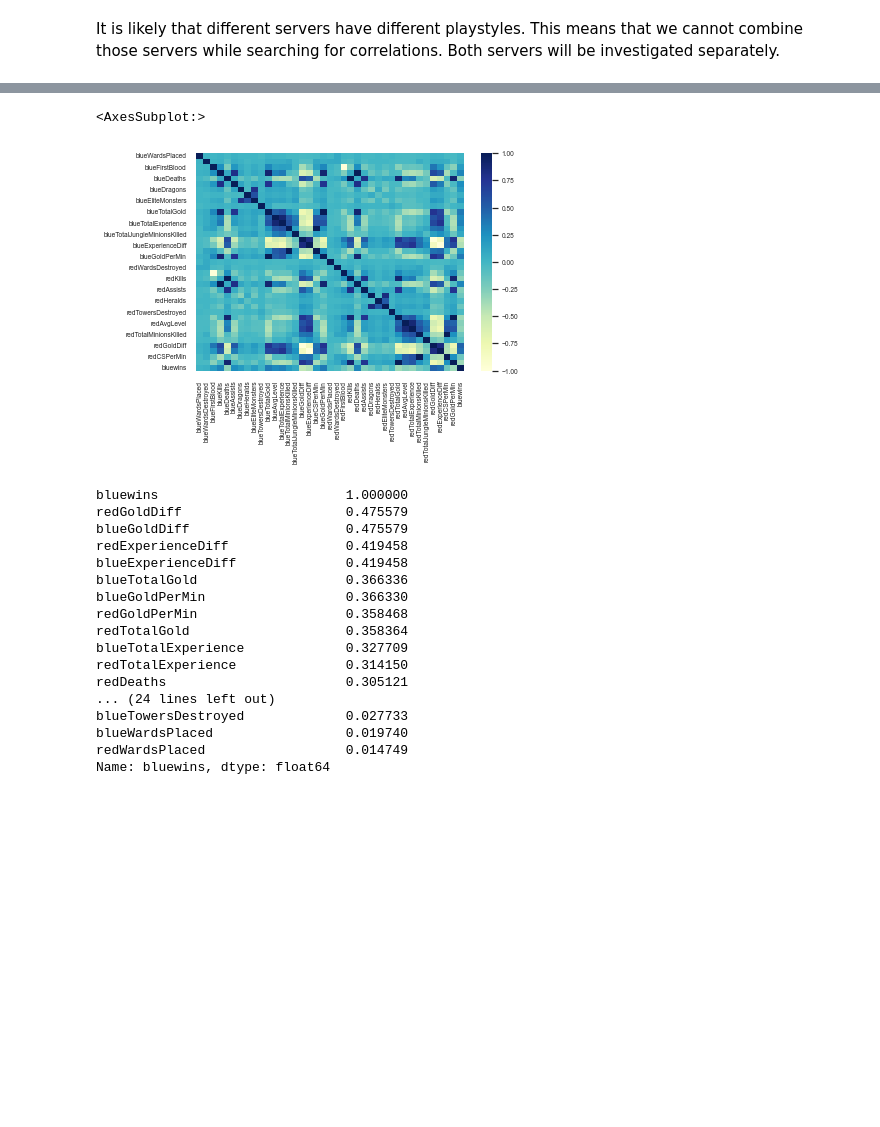
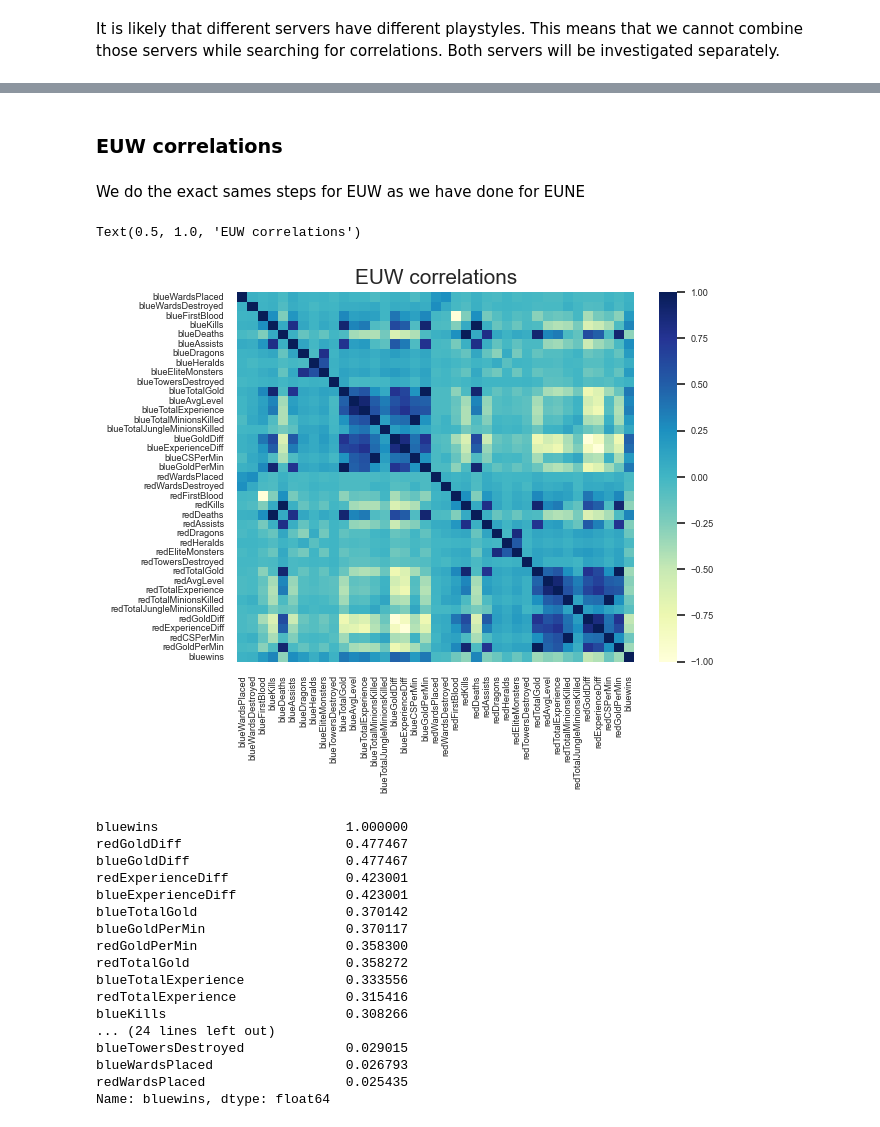
Before and after one commit to VeronikaKukk/DS_project, a Jupyter notebook: d4_notebook.ipynb, the cells around one changed output, grey strips where cells are left out. Cells and saved outputs as stored; diff of their text form; code cells hidden in the pictures; blank space fills up the shorter version.

```diff
--- a/d4_notebook.ipynb
+++ b/d4_notebook.ipynb
@@ -153,10 +178,10 @@ len(df_eune[(df_eune["blueWardsPlaced"] > 50) | (df_eune["redWardsPlaced"] > 50)
 # %% [output]
 1774
 # %%
-# siia kood euwst eemaldamine, muuda 50 sobivaks nriks ja tekstis X ka
-df_euw = df_euw[(df_euw["blueWardsPlaced"] <= 50) | (df_euw["redWardsPlaced"] <= 50)]
+# Removing rows with too many wards EUW
+df_euw = df_euw[(df_euw["blueWardsPlaced"] <= 50) & (df_euw["redWardsPlaced"] <= 50)]
 # %%
-# siia kood eunest eemaldamine
-df_eune = df_eune[(df_eune["blueWardsPlaced"] <= 50) | (df_eune["redWardsPlaced"] <= 50)]
+# # Removing rows with too many wards EUNE
+df_eune = df_eune[(df_eune["blueWardsPlaced"] <= 50) & (df_eune["redWardsPlaced"] <= 50)]
 # %%
 print(len(df_eune))
@@ -228,3 +261,8 @@ df_euw_balanced = pd.concat([euw_bluewins, euw_blueloses])
+# %%
+df_euw_balanced["blueGoldDiff"] = df_euw_balanced["blueGoldDiff"].apply(lambda x: x*-1)
+df_euw_balanced["redGoldDiff"] = df_euw_balanced["redGoldDiff"].apply(lambda x: x*-1)
+df_euw_balanced["blueExperienceDiff"] = df_euw_balanced["blueExperienceDiff"].apply(lambda x: x*-1)
+df_euw_balanced["redExperienceDiff"] = df_euw_balanced["redExperienceDiff"].apply(lambda x: x*-1)
 # %% [markdown]
 # Data after cleaning
 # %% [markdown]
@@ -294,26 +356,32 @@ Name: bluewins, dtype: float64
+# %% [markdown]
+### EUW correlations
+# %% [markdown]
+We do the exact sames steps for EUW as we have done for EUNE
 # %%
 euw_corr_matrix = df_euw_balanced.corr()
-sns.heatmap(euw_corr_matrix,cmap="YlGnBu")
+sns.heatmap(euw_corr_matrix, cmap="YlGnBu")
+plt.title("EUW correlations", fontsize=15)
 # %% [output]
-<AxesSubplot:>
+Text(0.5, 1.0, 'EUW correlations')
-[figure, old version]
+[figure, new version]
 # %%
+# Sorting bluewins column correlations by descending
 abs(euw_corr_matrix["bluewins"]).sort_values(ascending=False)
 # %% [output]
 bluewins                        1.000000
-redGoldDiff                     0.475579
-blueGoldDiff                    0.475579
-redExperienceDiff               0.419458
-blueExperienceDiff              0.419458
-blueTotalGold                   0.366336
-blueGoldPerMin                  0.366330
-redGoldPerMin                   0.358468
-redTotalGold                    0.358364
-blueTotalExperience             0.327709
-redTotalExperience              0.314150
-redDeaths                       0.305121
+redGoldDiff                     0.477467
+blueGoldDiff                    0.477467
+redExperienceDiff               0.423001
+blueExperienceDiff              0.423001
+blueTotalGold                   0.370142
+blueGoldPerMin                  0.370117
+redGoldPerMin                   0.358300
+redTotalGold                    0.358272
+blueTotalExperience             0.333556
+redTotalExperience              0.315416
+blueKills                       0.308266
 ... (24 lines left out)
-blueTowersDestroyed             0.027733
-blueWardsPlaced                 0.019740
-redWardsPlaced                  0.014749
+blueTowersDestroyed             0.029015
+blueWardsPlaced                 0.026793
+redWardsPlaced                  0.025435
 Name: bluewins, dtype: float64
```
Also changed, not shown: parts of 46 cells of this notebook, 1 other file.
